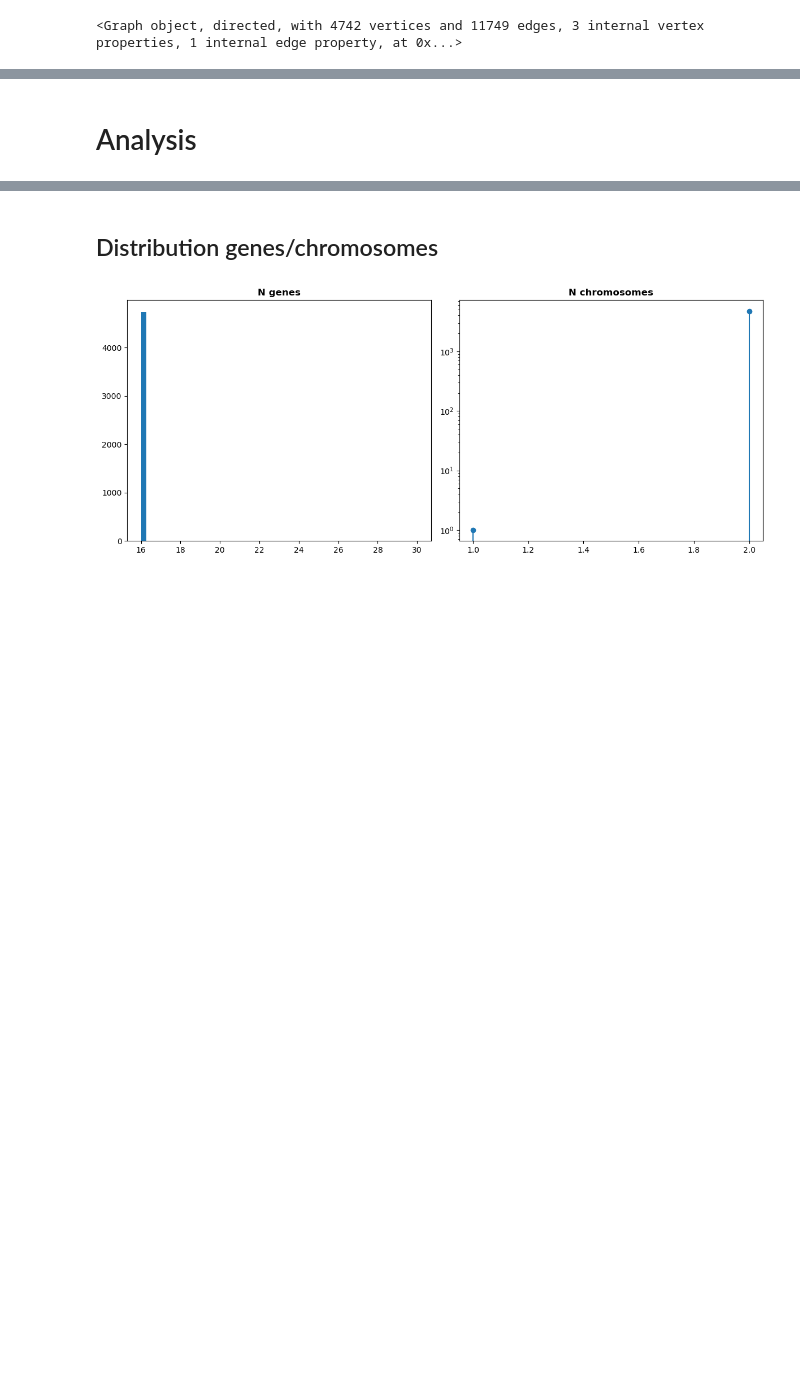
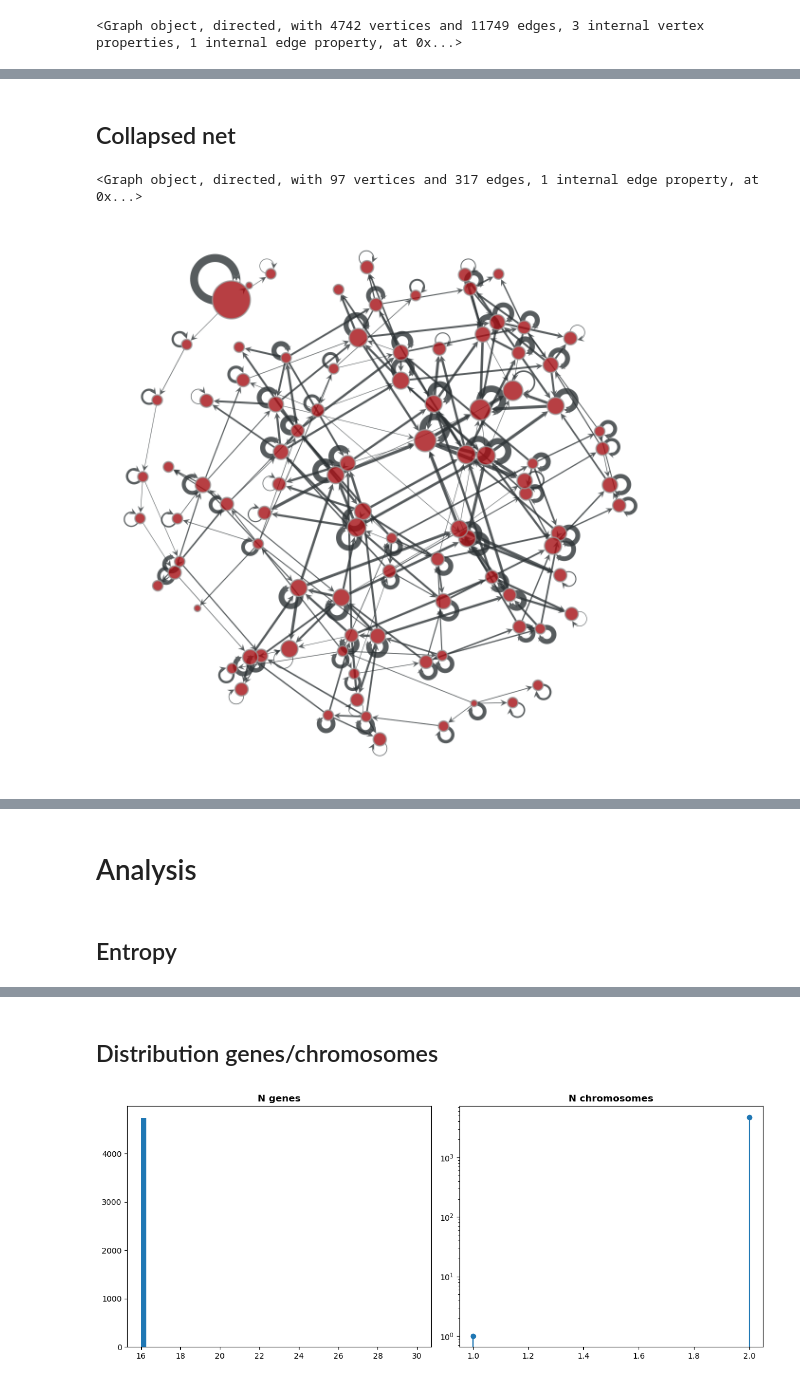
Before and after one commit to francescozambelli/CancerEvo, a Jupyter notebook: net.ipynb, the cells around one changed output, grey strips where cells are left out. Drawn from its saved outputs; the diff is of its cells as text; code cells hidden in the pictures; blank space fills up the shorter version.

Commit message:
collapsed_net

```diff
--- a/net.ipynb
+++ b/net.ipynb
@@ -203,0 +227,45 @@ graph_draw(g, pos=pos,
+# %% [markdown]
+## Collapsed net
+# %%
+edges_coll = edges_df.copy()
+edges_coll['from'] = edges_coll['from'].map(idx_col_map)
+edges_coll['to'] = edges_coll['to'].map(idx_col_map)
+edges_coll = edges_coll.groupby(['from', 'to'], as_index=False)['freq'].sum()
+# %%
+edge_list = edges_coll[["from","to","freq"]].values
+
+g_coll = Graph(directed=True)
+
+g_coll.ep['w'] = g_coll.new_edge_property("int")
+g_coll.add_edge_list(edge_list, eprops=[g_coll.ep['w']])
+
+g_coll.remove_vertex(97)
+g_coll
+# %% [output]
+<Graph object, directed, with 97 vertices and 317 edges, 1 internal edge property, at 0x...>
+# %%
+in_deg = g_coll.degree_property_map("in").a
+out_deg = g_coll.degree_property_map("out").a
+
+vsize = g_coll.new_vertex_property("float", vals=np.log(in_deg+1)*10)
+#vsize = g.new_vertex_property("float", vals = np.exp(g.vp['ng'].a*0.05))
+vsize.a[0] = 40
+#vsize.a[dead_state] = 25
+#vsize.a[pert_state] = 25
+
+#v_color = g_coll.new_vertex_property("vector<double>", vals=[cm.gray_r(s)[:3] for s in g_.vp['avgmut'].a])
+#v_color[g.vertex(dead_state)] = [1,0,0]
+#v_color[g.vertex(wt_state)] = [1,0,0]
+#v_color[g.vertex(pert_state)] = [1,0,0]
+
+esize = g_coll.new_edge_property("float", vals=np.log(g_coll.ep['w'].a+2)*0.5)
+# %%
+pos = arf_layout(g_coll)
+# %%
+graph_draw(g_coll, pos=pos,
+           vertex_size=vsize,
+           #vertex_fill_color=v_color, vertex_color="k",# vertex_text="ciao",# vertex_font_size=10,
+           edge_pen_width=esize, edge_marker_size=7,
+           bg_color="w")#, output="images/graph_example.png")
+# %% [output]
+[figure, added]
@@ -204,2 +273,4 @@ graph_draw(g, pos=pos,
 # %% [markdown]
 # Analysis
+# %% [markdown]
+## Entropy
```
Also changed, not shown: parts of 33 cells of this notebook, 1 other file.
